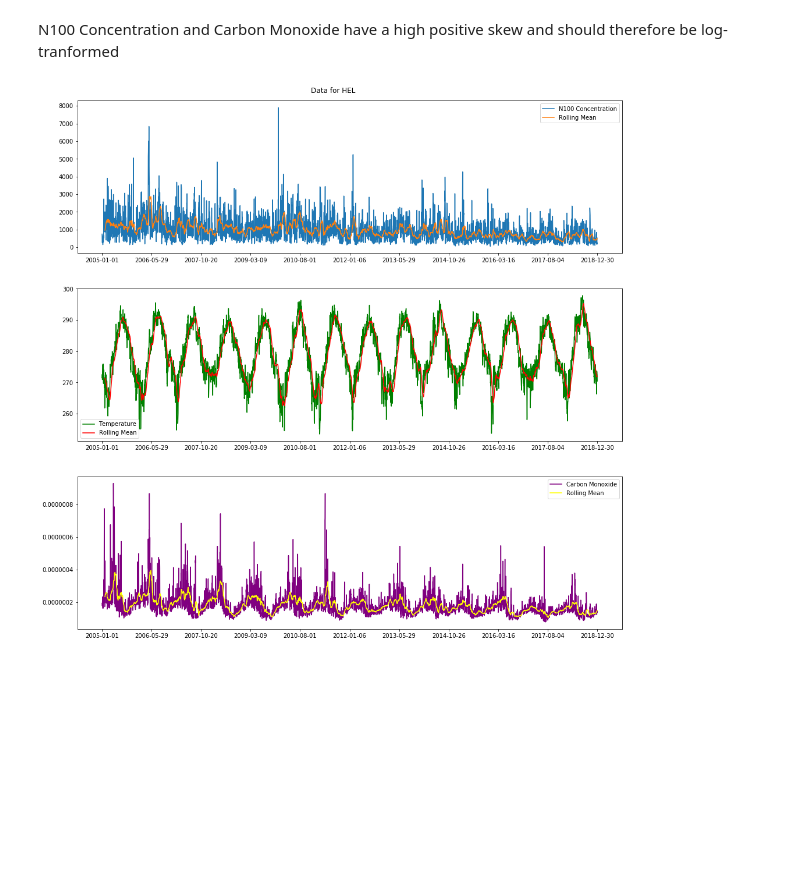
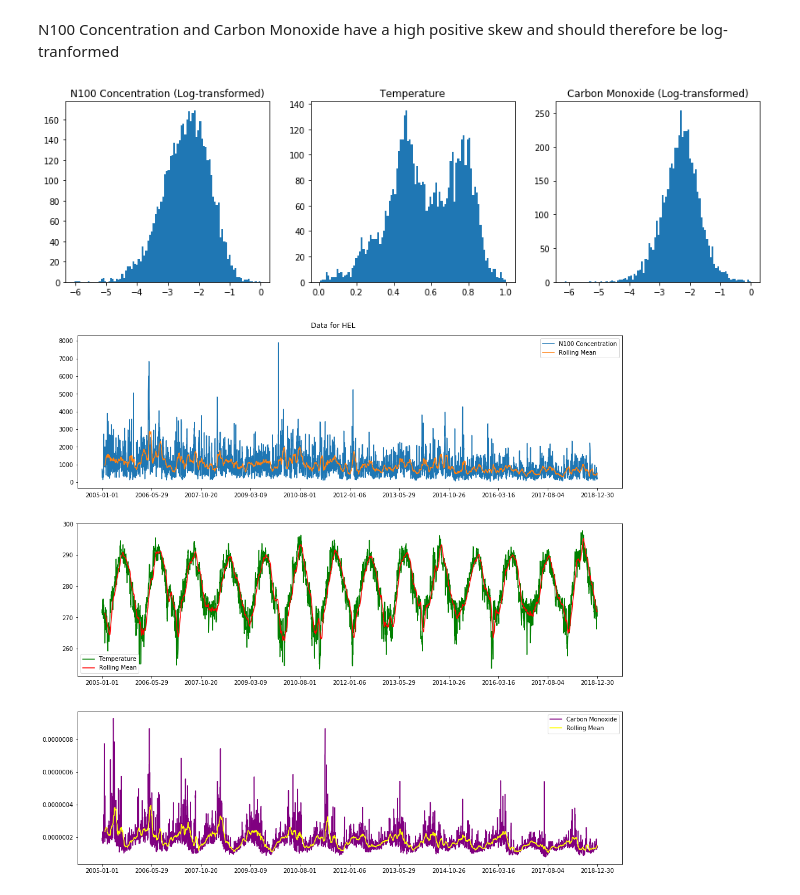
Before and after one commit to ellarauth/aerosol-modeling, a Jupyter notebook: notebooks/explore.ipynb, the cells around one changed output. Saved outputs shown, nothing was run; the diff lists cells and outputs as text; code cells hidden in the pictures; blank space fills up the shorter version.

Commit message:
added new graph of distributions

```diff
--- a/notebooks/explore.ipynb
+++ b/notebooks/explore.ipynb
@@ -104,3 +117,18 @@ N100 Concentration and Carbon Monoxide have a high positive skew and should ther
+# %%
+# plotting value distributions
+fig, ax = plt.subplots(1, 3)
+fig.set_figwidth(15)
+fig.set_figheight(4)
+
+ax[0].hist(df_log_subset.concentration, bins=100)
+ax[1].hist(df_scaled_subset.t, bins=100)
+ax[2].hist(df_log_subset.co, bins=100)
+
+ax[0].set_title('N100 Concentration (Log-transformed)')
+ax[1].set_title('Temperature')
+ax[2].set_title('Carbon Monoxide (Log-transformed)');
+# %% [output]
+[figure, added]
 # %%
 # plotting original data and trend (moving average)
 idx = df.shape[0]
```
Also changed, not shown: parts of 3 cells of this notebook.
